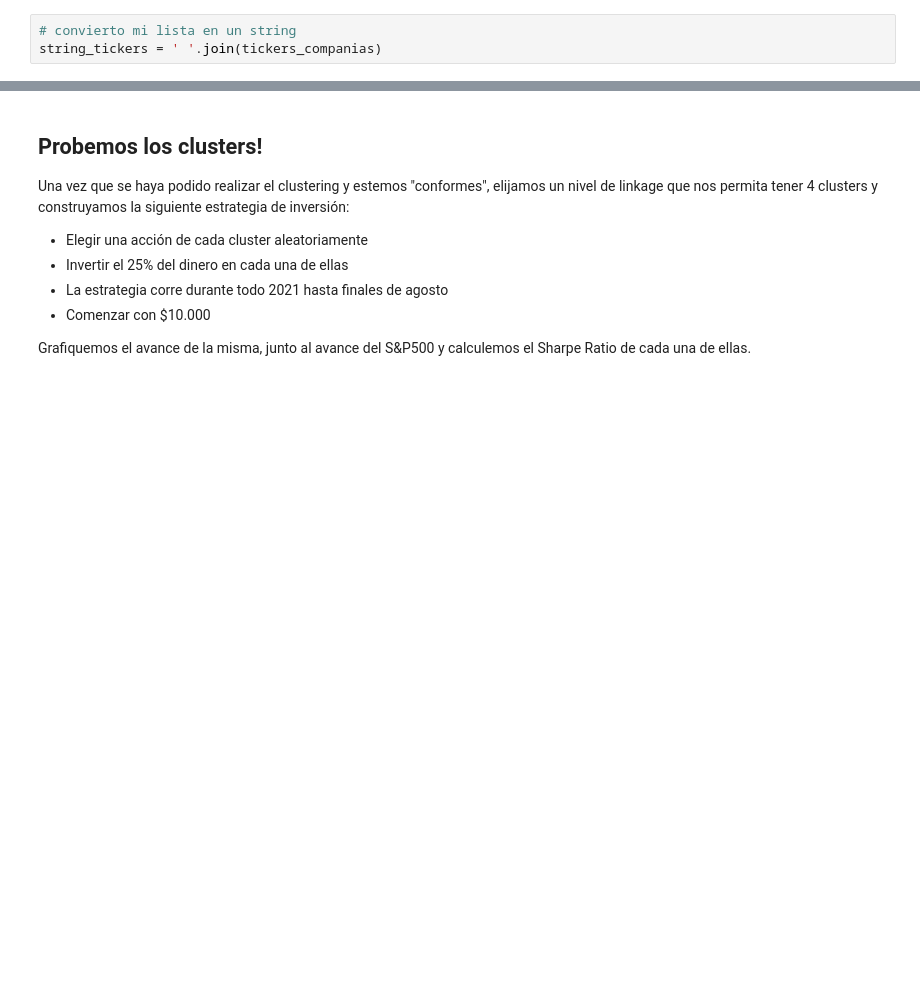
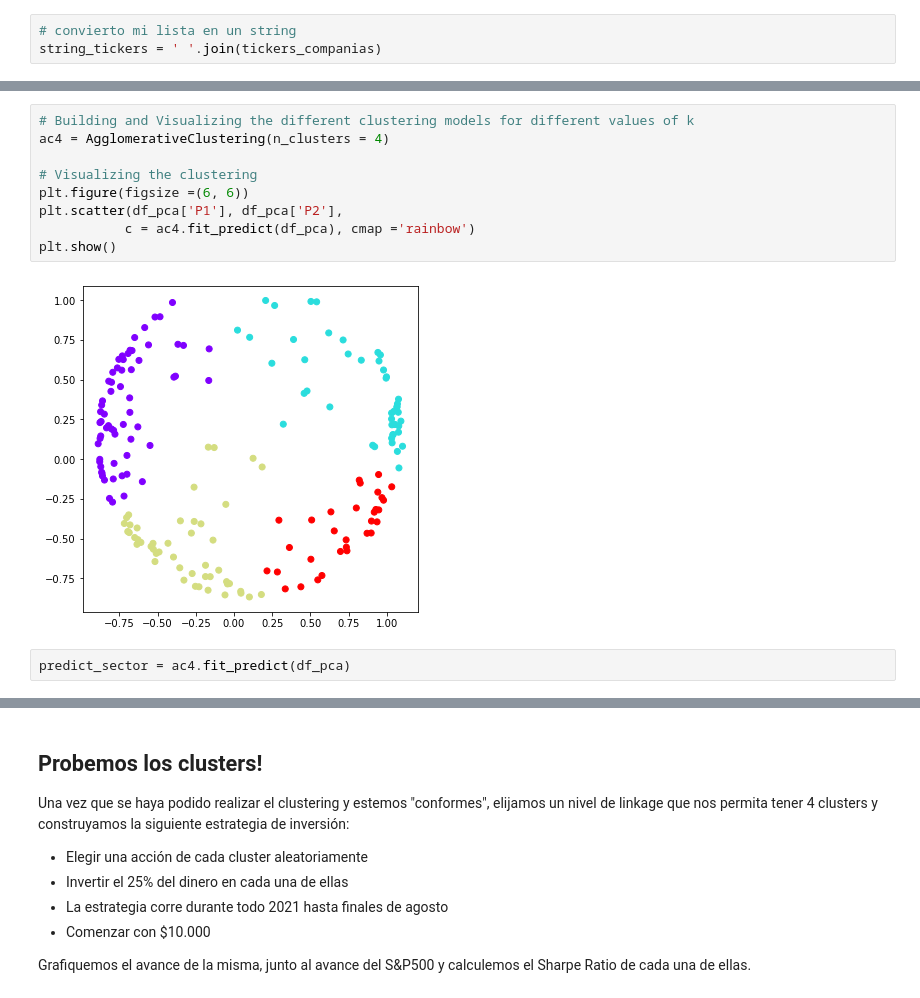
Before and after one commit to VirgniaAmb/MLBolsaMentoria2021, a Jupyter notebook: Avances/practico_5_aprendizaje_no_supervisado_vir.ipynb, the cells around one changed output, grey strips where cells are left out. Saved outputs shown, nothing was run; the diff lists cells and outputs as text; blank space fills up the shorter version.

```diff
--- a/Avances/practico_5_aprendizaje_no_supervisado_vir.ipynb
+++ b/Avances/practico_5_aprendizaje_no_supervisado_vir.ipynb
@@ -167,0 +240,13 @@ ValueError: Wrong number of items passed 188, placement implies 1
+# %%
+# Building and Visualizing the different clustering models for different values of k
+ac4 = AgglomerativeClustering(n_clusters = 4)
+
+# Visualizing the clustering
+plt.figure(figsize =(6, 6))
+plt.scatter(df_pca['P1'], df_pca['P2'],
+           c = ac4.fit_predict(df_pca), cmap ='rainbow')
+plt.show()
+# %% [output]
+[figure, added]
+# %%
+predict_sector = ac4.fit_predict(df_pca)
```
Also changed, not shown: parts of 30 cells of this notebook.
